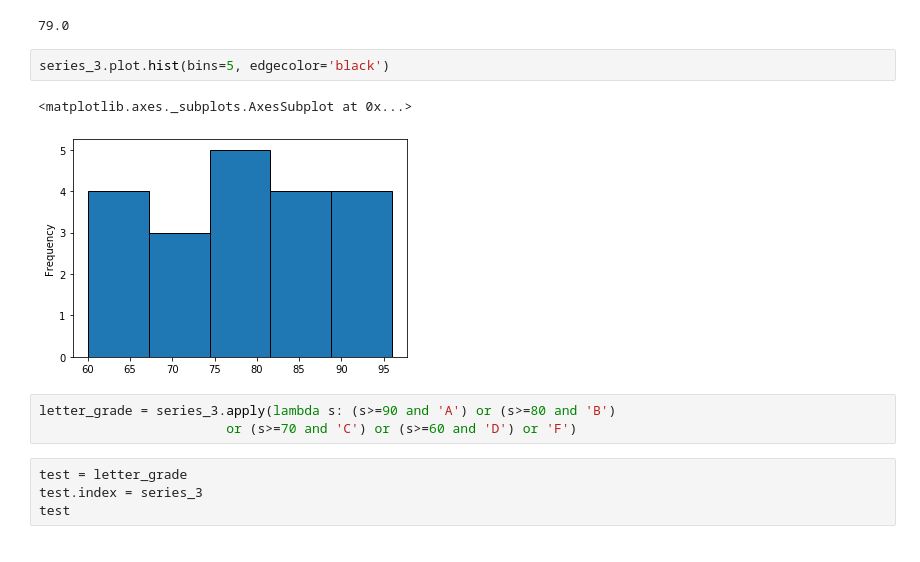
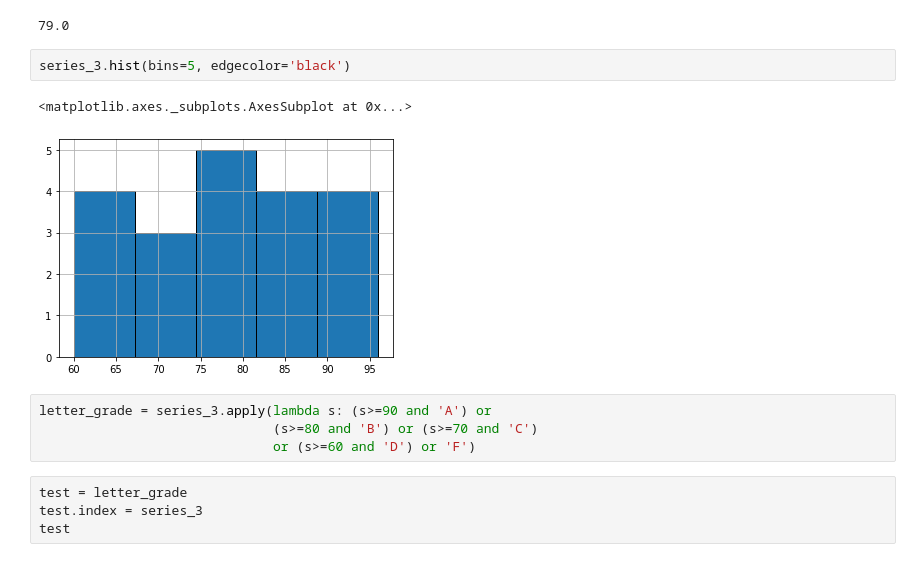
Before and after one commit to CameronGTaylor/python-exercises, a Jupyter notebook: 4.8.4.2_pandas_series.ipynb, the cells around one changed output. Cells and saved outputs as stored; diff of their text form.

Commit message:
Make corrections to pandas_series

```diff
--- a/4.8.4.2_pandas_series.ipynb
+++ b/4.8.4.2_pandas_series.ipynb
@@ -298,13 +258,14 @@ series_3.median()
 # %% [output]
 79.0
 # %%
-series_3.plot.hist(bins=5, edgecolor='black')
+series_3.hist(bins=5, edgecolor='black')
 # %% [output]
 <matplotlib.axes._subplots.AxesSubplot at 0x...>
-[figure, old version]
+[figure, new version]
 # %%
-letter_grade = series_3.apply(lambda s: (s>=90 and 'A') or (s>=80 and 'B')
-                        or (s>=70 and 'C') or (s>=60 and 'D') or 'F')
+letter_grade = series_3.apply(lambda s: (s>=90 and 'A') or
+                              (s>=80 and 'B') or (s>=70 and 'C')
+                              or (s>=60 and 'D') or 'F')
 # %%
 test = letter_grade
 test.index = series_3
```
Also changed, not shown: parts of 17 cells of this notebook.
